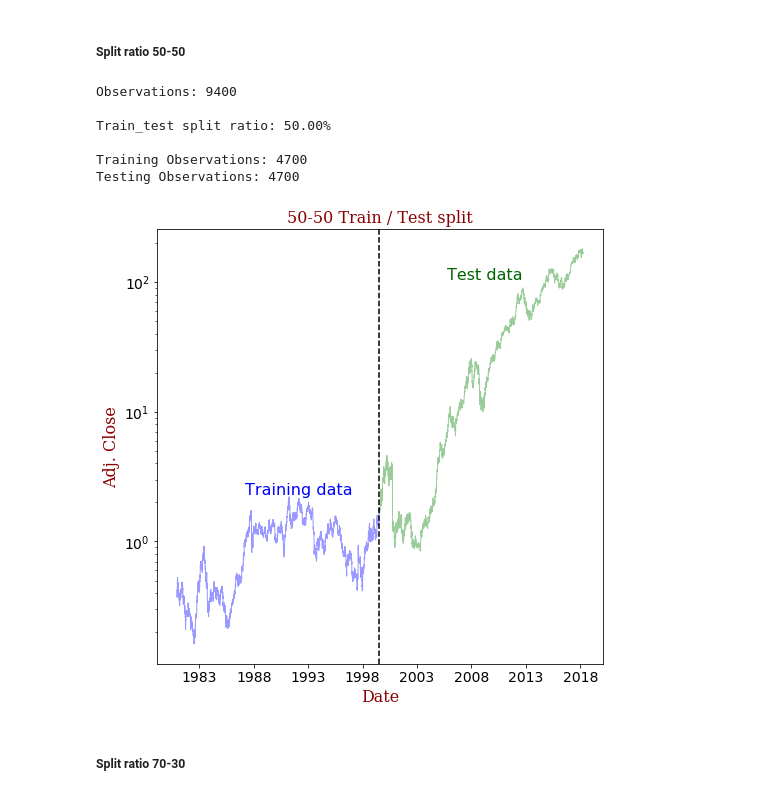
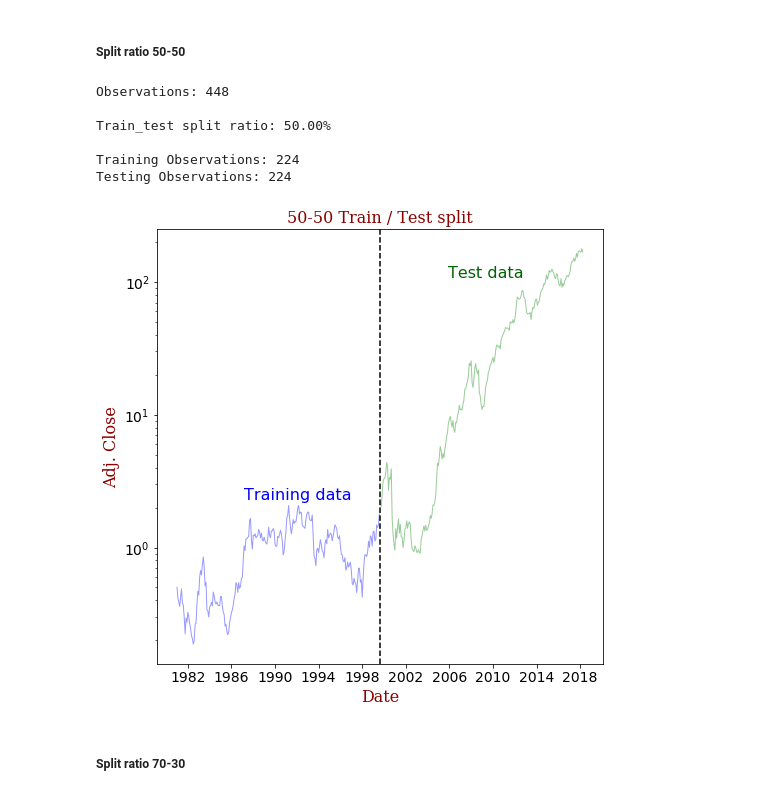
Before and after one commit to TTTTTTT114/MIE1628-Final_Project, a Jupyter notebook: stock_ann.ipynb, the cells around one changed output. Cells and saved outputs as stored; diff of their text form; code cells hidden in the pictures.

```diff
--- a/stock_ann.ipynb
+++ b/stock_ann.ipynb
@@ -371,24 +346,24 @@ Using a **train-test split method** to evaluate machine learning models is **fas
 # %%
 # select the series to be modeled
 col_name = 'Adj. Close'
-X = apple[col_name]
+X = apple_monthly_last[col_name]
 
 
 # set train subset ratio
 train_subset_ratio = 1 / 2
 split_title = '50-50 Train / Test split'
 
 train_50, test_50 = train_test_split(X, train_subset_ratio)
 
 plot_split(train_50, test_50, plot_title=split_title, ylabel=col_name)
 # %% [output]
-Observations: 9400
+Observations: 448
 
 Train_test split ratio: 50.00%
 
-Training Observations: 4700
-Testing Observations: 4700
+Training Observations: 224
+Testing Observations: 224
-[figure, old version]
+[figure, new version]
 # %% [markdown]
 ##### Split ratio 70-30
 # %%
```
Also changed, not shown: parts of 18 cells of this notebook.
